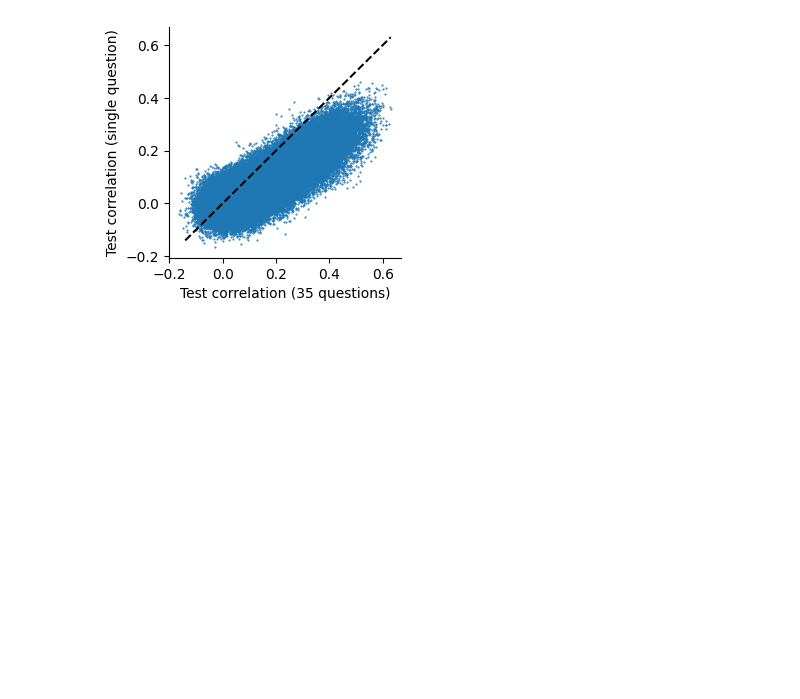
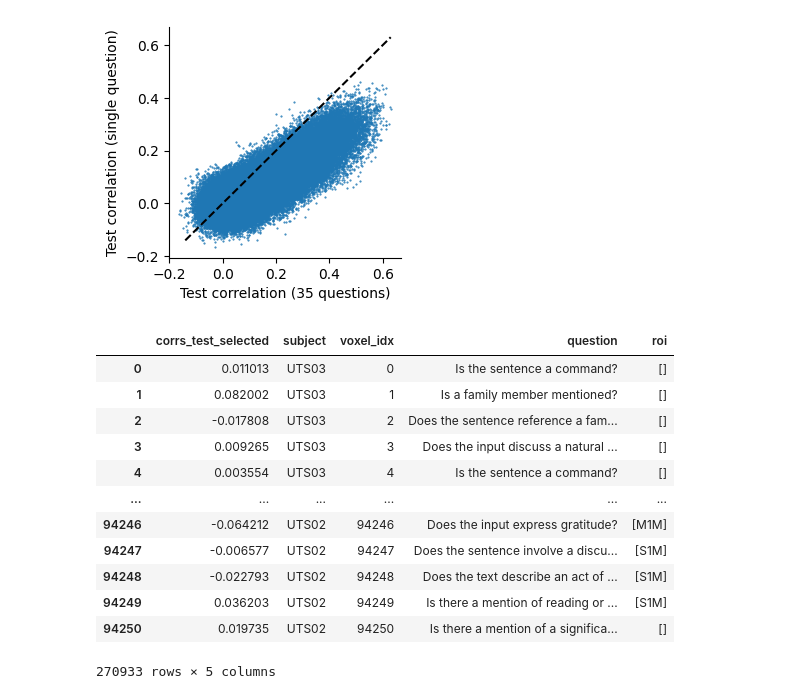
Before and after one commit to csinva/fmri, a Jupyter notebook: notebooks/08_single_question.ipynb, the cells around one changed output. Cells and saved outputs as stored; diff of their text form; code cells hidden in the pictures; blank space fills up the shorter version.

```diff
--- a/notebooks/08_single_question.ipynb
+++ b/notebooks/08_single_question.ipynb
@@ -226,3 +243,19 @@ plt.savefig('single_question_vs_35.png', dpi=300, bbox_inches='tight')
 plt.show()
 # %% [output]
 [figure]
+# %%
+df
+# %% [output]
+|  | corrs_test_selected | subject | voxel_idx | question | roi |
+| 0 | 0.011013 | UTS03 | 0 | Is the sentence a command? | [] |
+| 1 | 0.082002 | UTS03 | 1 | Is a family member mentioned? | [] |
+| 2 | -0.017808 | UTS03 | 2 | Does the sentence reference a fam... | [] |
+| 3 | 0.009265 | UTS03 | 3 | Does the input discuss a natural ... | [] |
+| 4 | 0.003554 | UTS03 | 4 | Is the sentence a command? | [] |
+| ... | ... | ... | ... | ... | ... |
+| 94246 | -0.064212 | UTS02 | 94246 | Does the input express gratitude? | [M1M] |
+| 94247 | -0.006577 | UTS02 | 94247 | Does the sentence involve a discu... | [S1M] |
+| 94248 | -0.022793 | UTS02 | 94248 | Does the text describe an act of ... | [S1M] |
+| 94249 | 0.036203 | UTS02 | 94249 | Is there a mention of reading or ... | [S1M] |
+| 94250 | 0.019735 | UTS02 | 94250 | Is there a mention of a significa... | [] |
+270933 rows × 5 columns
```
Also changed, not shown: parts of 5 cells of this notebook, 4 other files.
